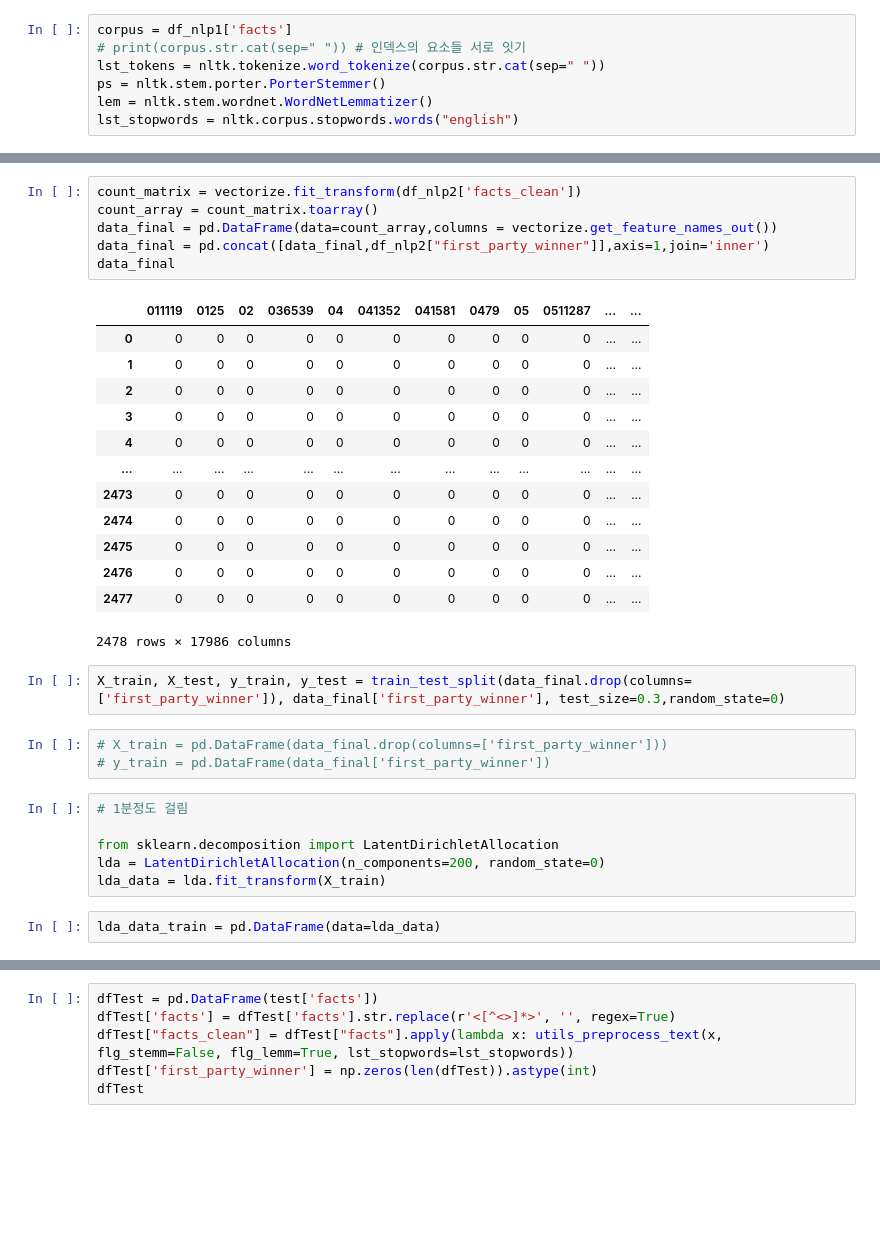
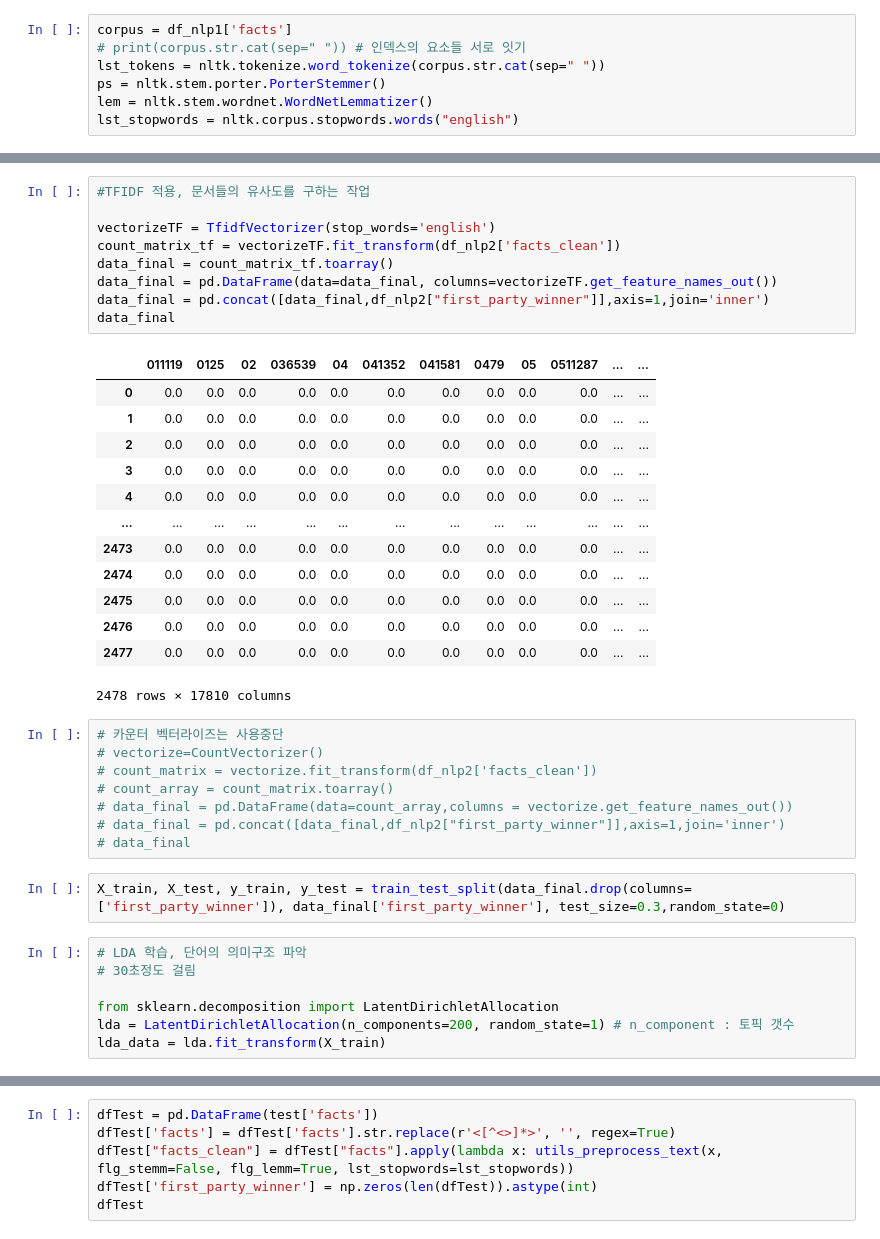
Before and after one commit to dlsco123/mtvsDacon, a Jupyter notebook: [mtvs]suho3.ipynb, the cells around one changed output, grey strips where cells are left out. Saved outputs shown, nothing was run; the diff lists cells and outputs as text; blank space fills up the shorter version.

```diff
--- a/[mtvs]suho3.ipynb
+++ b/[mtvs]suho3.ipynb
@@ -100,33 +105,40 @@ vectorize=CountVectorizer()
+# %%
+#TFIDF 적용, 문서들의 유사도를 구하는 작업
+
+vectorizeTF = TfidfVectorizer(stop_words='english')
+count_matrix_tf = vectorizeTF.fit_transform(df_nlp2['facts_clean'])
+data_final = count_matrix_tf.toarray()
+data_final = pd.DataFrame(data=data_final, columns=vectorizeTF.get_feature_names_out())
+data_final = pd.concat([data_final,df_nlp2["first_party_winner"]],axis=1,join='inner')
+data_final
+# %% [output]
+|  | 011119 | 0125 | 02 | 036539 | 04 | 041352 | 041581 | 0479 | 05 | 0511287 | ... | ... |
+| 0 | 0.0 | 0.0 | 0.0 | 0.0 | 0.0 | 0.0 | 0.0 | 0.0 | 0.0 | 0.0 | ... | ... |
+| 1 | 0.0 | 0.0 | 0.0 | 0.0 | 0.0 | 0.0 | 0.0 | 0.0 | 0.0 | 0.0 | ... | ... |
+| 2 | 0.0 | 0.0 | 0.0 | 0.0 | 0.0 | 0.0 | 0.0 | 0.0 | 0.0 | 0.0 | ... | ... |
+| 3 | 0.0 | 0.0 | 0.0 | 0.0 | 0.0 | 0.0 | 0.0 | 0.0 | 0.0 | 0.0 | ... | ... |
+| 4 | 0.0 | 0.0 | 0.0 | 0.0 | 0.0 | 0.0 | 0.0 | 0.0 | 0.0 | 0.0 | ... | ... |
+| ... | ... | ... | ... | ... | ... | ... | ... | ... | ... | ... | ... | ... |
+| 2473 | 0.0 | 0.0 | 0.0 | 0.0 | 0.0 | 0.0 | 0.0 | 0.0 | 0.0 | 0.0 | ... | ... |
+| 2474 | 0.0 | 0.0 | 0.0 | 0.0 | 0.0 | 0.0 | 0.0 | 0.0 | 0.0 | 0.0 | ... | ... |
+| 2475 | 0.0 | 0.0 | 0.0 | 0.0 | 0.0 | 0.0 | 0.0 | 0.0 | 0.0 | 0.0 | ... | ... |
+| 2476 | 0.0 | 0.0 | 0.0 | 0.0 | 0.0 | 0.0 | 0.0 | 0.0 | 0.0 | 0.0 | ... | ... |
+| 2477 | 0.0 | 0.0 | 0.0 | 0.0 | 0.0 | 0.0 | 0.0 | 0.0 | 0.0 | 0.0 | ... | ... |
+2478 rows × 17810 columns
 # %%
-count_matrix = vectorize.fit_transform(df_nlp2['facts_clean'])
-count_array = count_matrix.toarray()
-data_final = pd.DataFrame(data=count_array,columns = vectorize.get_feature_names_out())
-data_final = pd.concat([data_final,df_nlp2["first_party_winner"]],axis=1,join='inner')
-data_final
+# 카운터 벡터라이즈는 사용중단
+# vectorize=CountVectorizer()
+# count_matrix = vectorize.fit_transform(df_nlp2['facts_clean'])
+# count_array = count_matrix.toarray()
+# data_final = pd.DataFrame(data=count_array,columns = vectorize.get_feature_names_out())
+# data_final = pd.concat([data_final,df_nlp2["first_party_winner"]],axis=1,join='inner')
+# data_final
-# %% [output]
-|  | 011119 | 0125 | 02 | 036539 | 04 | 041352 | 041581 | 0479 | 05 | 0511287 | ... | ... |
-| 0 | 0 | 0 | 0 | 0 | 0 | 0 | 0 | 0 | 0 | 0 | ... | ... |
-| 1 | 0 | 0 | 0 | 0 | 0 | 0 | 0 | 0 | 0 | 0 | ... | ... |
-| 2 | 0 | 0 | 0 | 0 | 0 | 0 | 0 | 0 | 0 | 0 | ... | ... |
-| 3 | 0 | 0 | 0 | 0 | 0 | 0 | 0 | 0 | 0 | 0 | ... | ... |
-| 4 | 0 | 0 | 0 | 0 | 0 | 0 | 0 | 0 | 0 | 0 | ... | ... |
-| ... | ... | ... | ... | ... | ... | ... | ... | ... | ... | ... | ... | ... |
-| 2473 | 0 | 0 | 0 | 0 | 0 | 0 | 0 | 0 | 0 | 0 | ... | ... |
-| 2474 | 0 | 0 | 0 | 0 | 0 | 0 | 0 | 0 | 0 | 0 | ... | ... |
-| 2475 | 0 | 0 | 0 | 0 | 0 | 0 | 0 | 0 | 0 | 0 | ... | ... |
-| 2476 | 0 | 0 | 0 | 0 | 0 | 0 | 0 | 0 | 0 | 0 | ... | ... |
-| 2477 | 0 | 0 | 0 | 0 | 0 | 0 | 0 | 0 | 0 | 0 | ... | ... |
-2478 rows × 17986 columns
 # %%
 X_train, X_test, y_train, y_test = train_test_split(data_final.drop(columns=['first_party_winner']), data_final['first_party_winner'], test_size=0.3,random_state=0)
-# %%
-# X_train = pd.DataFrame(data_final.drop(columns=['first_party_winner']))
-# y_train = pd.DataFrame(data_final['first_party_winner'])
 # %%
-# 1분정도 걸림
+# LDA 학습, 단어의 의미구조 파악
+# 30초정도 걸림
 
 from sklearn.decomposition import LatentDirichletAllocation
-lda = LatentDirichletAllocation(n_components=200, random_state=0)
+lda = LatentDirichletAllocation(n_components=200, random_state=1) # n_component : 토픽 갯수
 lda_data = lda.fit_transform(X_train)
-# %%
-lda_data_train = pd.DataFrame(data=lda_data)
```
Also changed, not shown: parts of 16 cells of this notebook, 1 other file.
